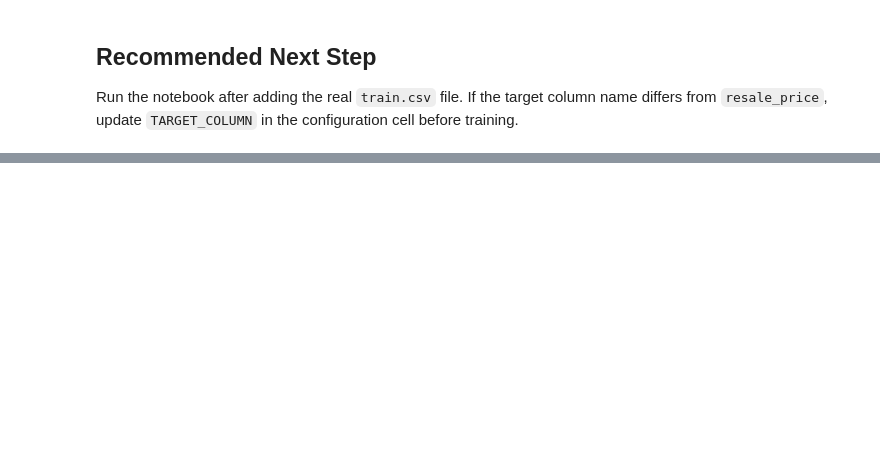
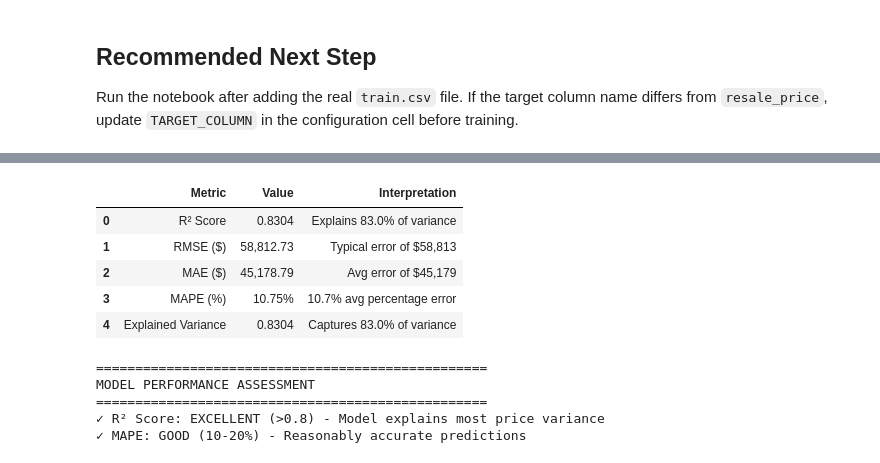
Before and after one commit to chinwarsoon/dsai-5m-projects, a Jupyter notebook: m3-project/workflow/main.ipynb, the cells around one changed output, grey strips where cells are left out. Saved outputs shown, nothing was run; the diff lists cells and outputs as text; code cells hidden in the pictures; blank space fills up the shorter version.

```diff
--- a/m3-project/workflow/main.ipynb
+++ b/m3-project/workflow/main.ipynb
@@ -247,0 +519,69 @@ Run the notebook after adding the real `train.csv` file. If the target column na
+# %%
+# Comprehensive Model Evaluation Metrics
+
+from sklearn.metrics import r2_score, mean_absolute_percentage_error, explained_variance_score
+
+# Calculate additional regression metrics
+r2 = r2_score(y_valid, valid_predictions)
+mape = mean_absolute_percentage_error(y_valid, valid_predictions) * 100
+explained_var = explained_variance_score(y_valid, valid_predictions)
+
+print("=" * 50)
+print("COMPREHENSIVE EVALUATION METRICS")
+print("=" * 50)
+print(f"\n1. R² Score (Coefficient of Determination): {r2:.4f}")
+print(f"   - Interpretation: {r2*100:.2f}% of price variance is explained by the model")
+print(f"   - Range: 0 (no fit) to 1 (perfect fit)")
+
+print(f"\n2. RMSE (Root Mean Squared Error): ${rmse:,.2f}")
+print(f"   - Interpretation: Typical prediction error is ${rmse:,.0f}")
+
+print(f"\n3. MAE (Mean Absolute Error): ${mae:,.2f}")
+print(f"   - Interpretation: Average absolute difference between predicted and actual")
+
+print(f"\n4. MAPE (Mean Absolute Percentage Error): {mape:.2f}%")
+print(f"   - Interpretation: Average percentage error is {mape:.1f}%")
+
+print(f"\n5. Explained Variance Score: {explained_var:.4f}")
+print(f"   - Interpretation: {explained_var*100:.2f}% of variance captured")
+
+print("\n" + "=" * 50)
+print("METRIC SUMMARY TABLE")
+print("=" * 50)
+
+metrics_summary = pd.DataFrame({
+    "Metric": ["R² Score", "RMSE ($)", "MAE ($)", "MAPE (%)", "Explained Variance"],
+    "Value": [f"{r2:.4f}", f"{rmse:,.2f}", f"{mae:,.2f}", f"{mape:.2f}%", f"{explained_var:.4f}"],
+    "Interpretation": [
+        f"Explains {r2*100:.1f}% of variance",
+        f"Typical error of ${rmse:,.0f}",
+        f"Avg error of ${mae:,.0f}",
+        f"{mape:.1f}% avg percentage error",
+        f"Captures {explained_var*100:.1f}% of variance"
+    ]
+})
+
+display(metrics_summary)
+
+print("\n" + "=" * 50)
+print("MODEL PERFORMANCE ASSESSMENT")
+print("=" * 50)
+
+if r2 >= 0.8:
+    print("✓ R² Score: EXCELLENT (>0.8) - Model explains most price variance")
+elif r2 >= 0.6:
+    print("✓ R² Score: GOOD (0.6-0.8) - Model explains substantial variance")
+elif r2 >= 0.4:
+    print("△ R² Score: MODERATE (0.4-0.6) - Model explains some variance")
+else:
+    print("✗ R² Score: POOR (<0.4) - Model explains little variance")
+
+if mape < 10:
+    print("✓ MAPE: EXCELLENT (<10%) - Highly accurate predictions")
+elif mape < 20:
+    print("✓ MAPE: GOOD (10-20%) - Reasonably accurate predictions")
+elif mape < 30:
+    print("△ MAPE: MODERATE (20-30%) - Acceptable accuracy")
+else:
+    print("✗ MAPE: HIGH (>30%) - Significant prediction errors")
+# %% [output]
@@ -247,0 +605,11 @@ Run the notebook after adding the real `train.csv` file. If the target column na
+|  | Metric | Value | Interpretation |
+| 0 | R² Score | 0.8304 | Explains 83.0% of variance |
+| 1 | RMSE ($) | 58,812.73 | Typical error of $58,813 |
+| 2 | MAE ($) | 45,178.79 | Avg error of $45,179 |
+| 3 | MAPE (%) | 10.75% | 10.7% avg percentage error |
+| 4 | Explained Variance | 0.8304 | Captures 83.0% of variance |
+==================================================
+MODEL PERFORMANCE ASSESSMENT
+==================================================
+✓ R² Score: EXCELLENT (>0.8) - Model explains most price variance
+✓ MAPE: GOOD (10-20%) - Reasonably accurate predictions
```
Also changed, not shown: parts of 13 cells of this notebook, 1 other file.
